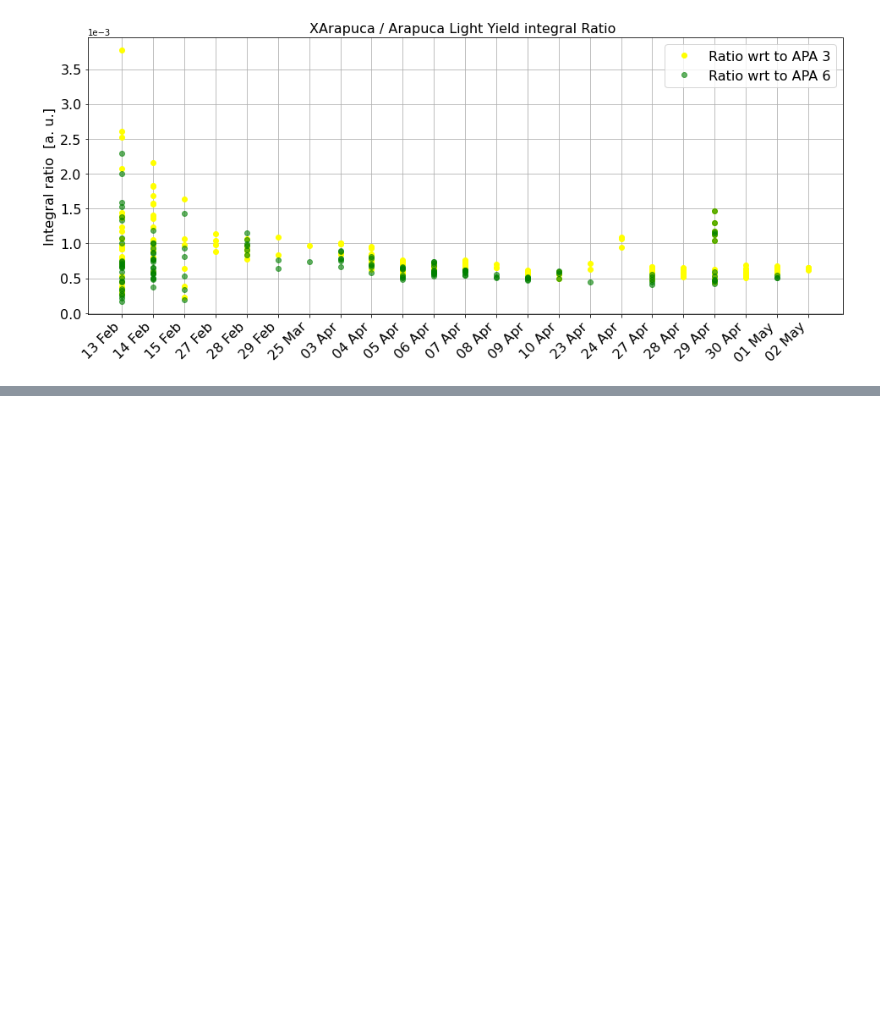
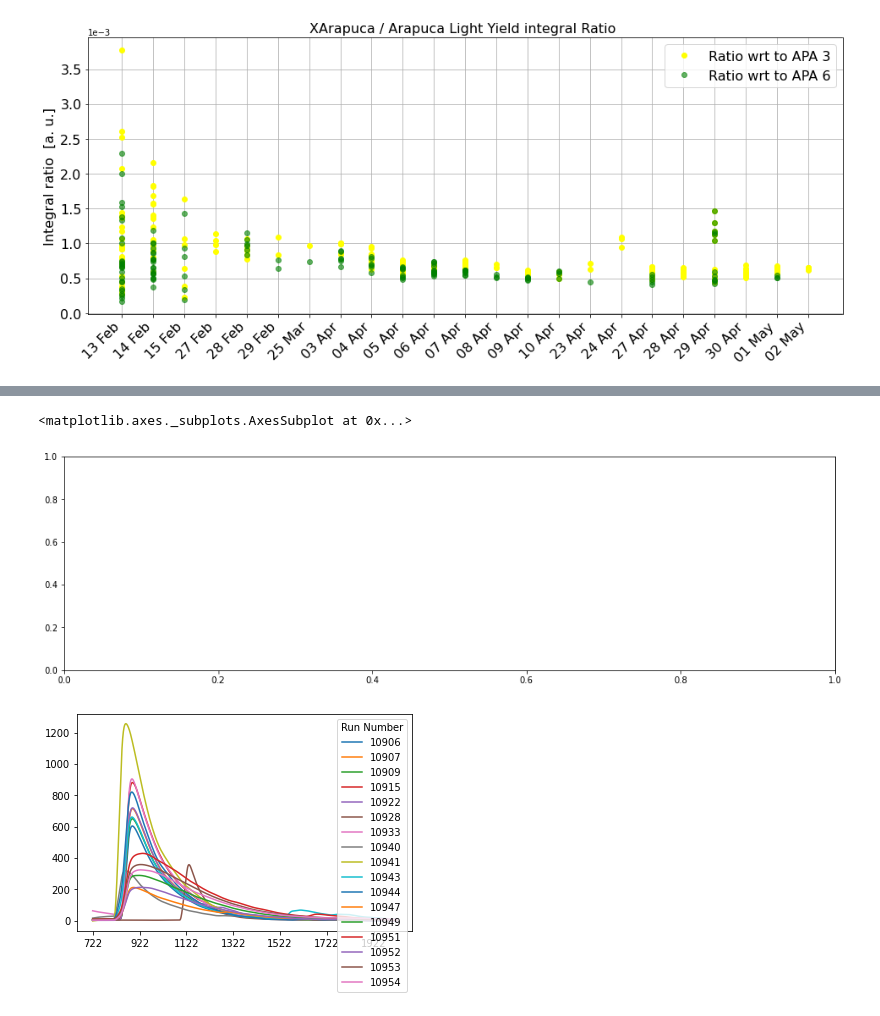
Before and after one commit to stbordoni/Arapuca, a Jupyter notebook: doIntegralPlots.ipynb, the cells around one changed output, grey strips where cells are left out. Saved outputs shown, nothing was run; the diff lists cells and outputs as text; code cells hidden in the pictures; blank space fills up the shorter version.

```diff
--- a/doIntegralPlots.ipynb
+++ b/doIntegralPlots.ipynb
@@ -302,0 +374,44 @@ plt.show()
+# %%
+# Define doping periods
+
+col = df_goodwf_apa6.columns
+
+apa6_Xedop_1 = [c for c in col if c <=10960]
+apa6_Xedop_2 = [c for c in col if (c >11008) & (c < 11101)  ]
+
+apa6_Xedop_3 = [c for c in col if (c >11102) & (c < 11143)  ]
+apa6_Xedop_4 = [c for c in col if (c >11145)   ]
+# %%
+df_wfapa6_Xe_dop1 = df_goodwf_apa6[apa6_Xedop_1]
+df_wfapa6_Xe_dop2 = df_goodwf_apa6[apa6_Xedop_2]
+df_wfapa6_Xe_dop3 = df_goodwf_apa6[apa6_Xedop_3]
+df_wfapa6_Xe_dop4 = df_goodwf_apa6[apa6_Xedop_4]
+# %%
+plt.figure(figsize=(16,10))
+
+plt.subplot(211)
+#df_wfapa6_Xe_dop1 = df_goodwf_apa6[dop_2_2]
+#print(df_wfapa6_Xe2.max(axis=0) )
+#df_goodwf_apa6[apa6_Xedop_1][700:2000].plot()
+df_wfapa6_Xe_dop1[700:2000].plot()
+
+plt.subplot(212)
+#df_goodwf_apa6[apa6_Xedop_2][700:2000].plot()
+df_wfapa6_Xe_dop2[700:2000].plot()
+
+
+plt.subplot(221)
+#df_goodwf_apa6[apa6_Xedop_3][700:2000].plot()
+df_wfapa6_Xe_dop3[700:2000].plot()
+
+
+plt.subplot(222)
+#df_goodwf_apa6[apa6_Xedop_4][700:2000].plot()
+df_wfapa6_Xe_dop4[700:2000].plot()
+
+
+plt.show()
+# %% [output]
+<matplotlib.axes._subplots.AxesSubplot at 0x...>
+[figure, added]
+[figure, added]
```
Also changed, not shown: parts of 7 cells of this notebook.
